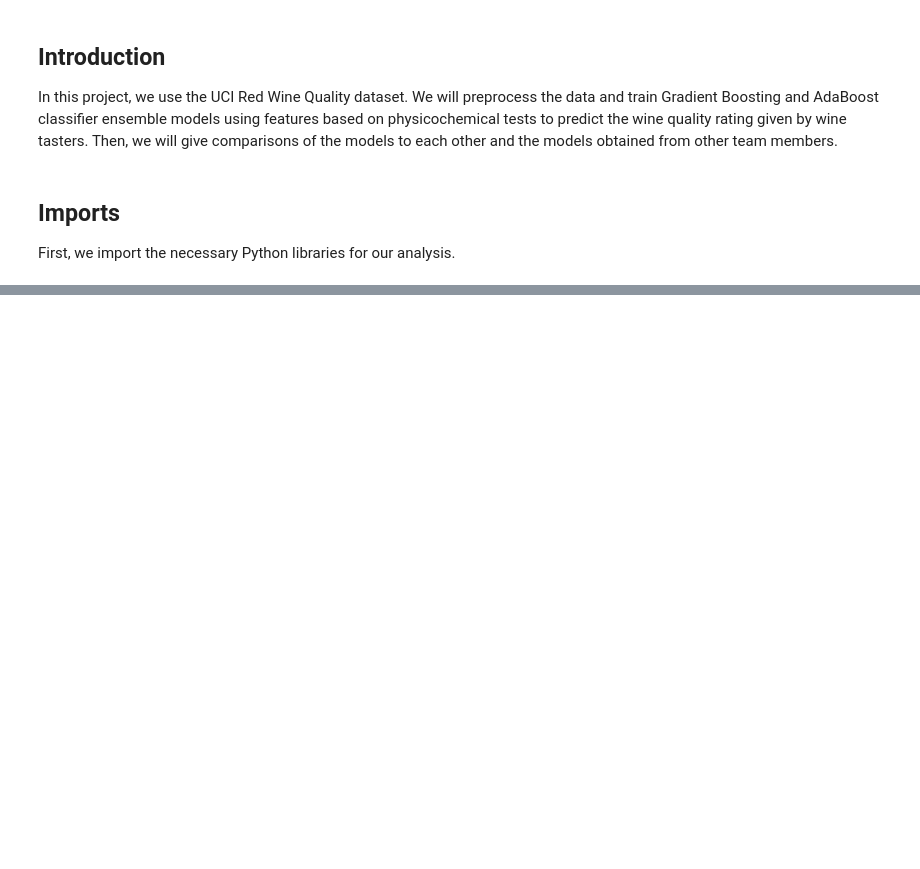
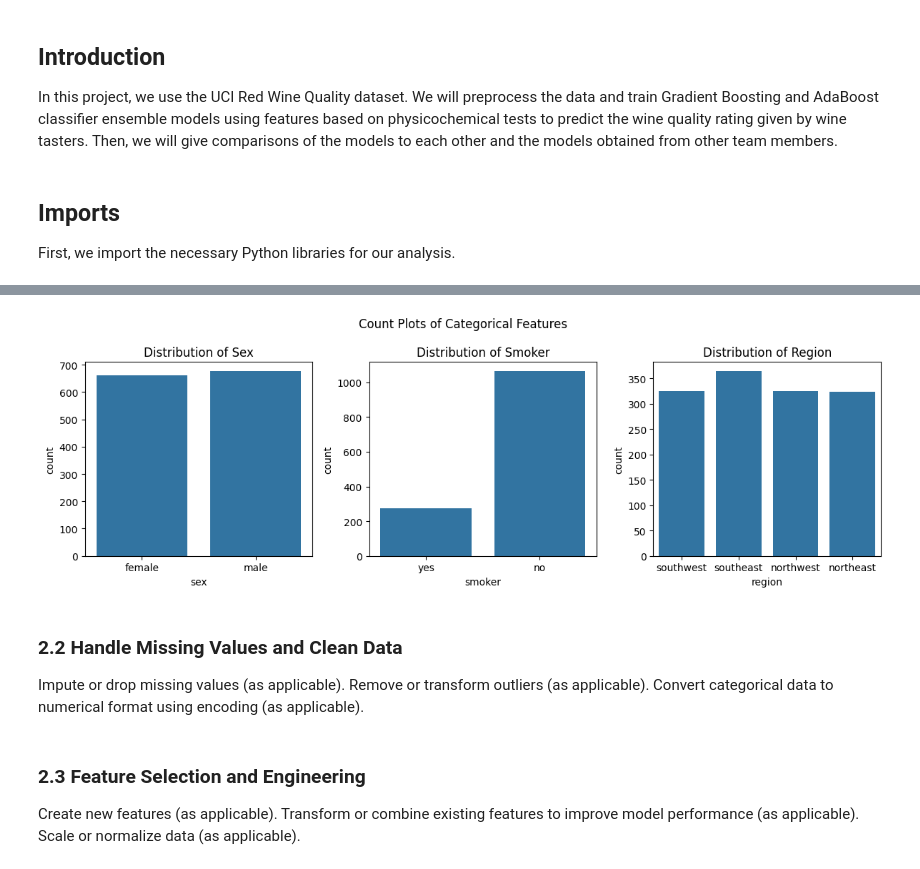
Before and after one commit to JfromNWMS/ml_regression_jordan, a Jupyter notebook: regression_jordan.ipynb, the cells around one changed output, grey strips where cells are left out. Saved outputs shown, nothing was run; the diff lists cells and outputs as text; code cells hidden in the pictures; blank space fills up the shorter version.

```diff
--- a/regression_jordan.ipynb
+++ b/regression_jordan.ipynb
@@ -81,0 +184,24 @@ df["quality_numeric"] = df["quality"].apply(quality_to_number)
+# %%
+fig, axes = plt.subplots(1, 3, figsize=(12, 4))
+
+for ax, col in zip(axes, ["sex", "smoker", "region"], strict=True):
+    sns.countplot(x=col, data=insurance_df, ax=ax)
+    ax.set_title(f"Distribution of {col.title()}")
+
+fig.suptitle("Count Plots of Categorical Features")
+plt.tight_layout()
+plt.show()
+# %% [output]
+[figure, added]
+# %% [markdown]
+### 2.2 Handle Missing Values and Clean Data
+
+Impute or drop missing values (as applicable).
+Remove or transform outliers (as applicable).
+Convert categorical data to numerical format using encoding (as applicable).
+# %% [markdown]
+### 2.3 Feature Selection and Engineering
+
+Create new features (as applicable).
+Transform or combine existing features to improve model performance (as applicable).
+Scale or normalize data (as applicable).
```
Also changed, not shown: parts of 33 cells of this notebook, 3 other files.
